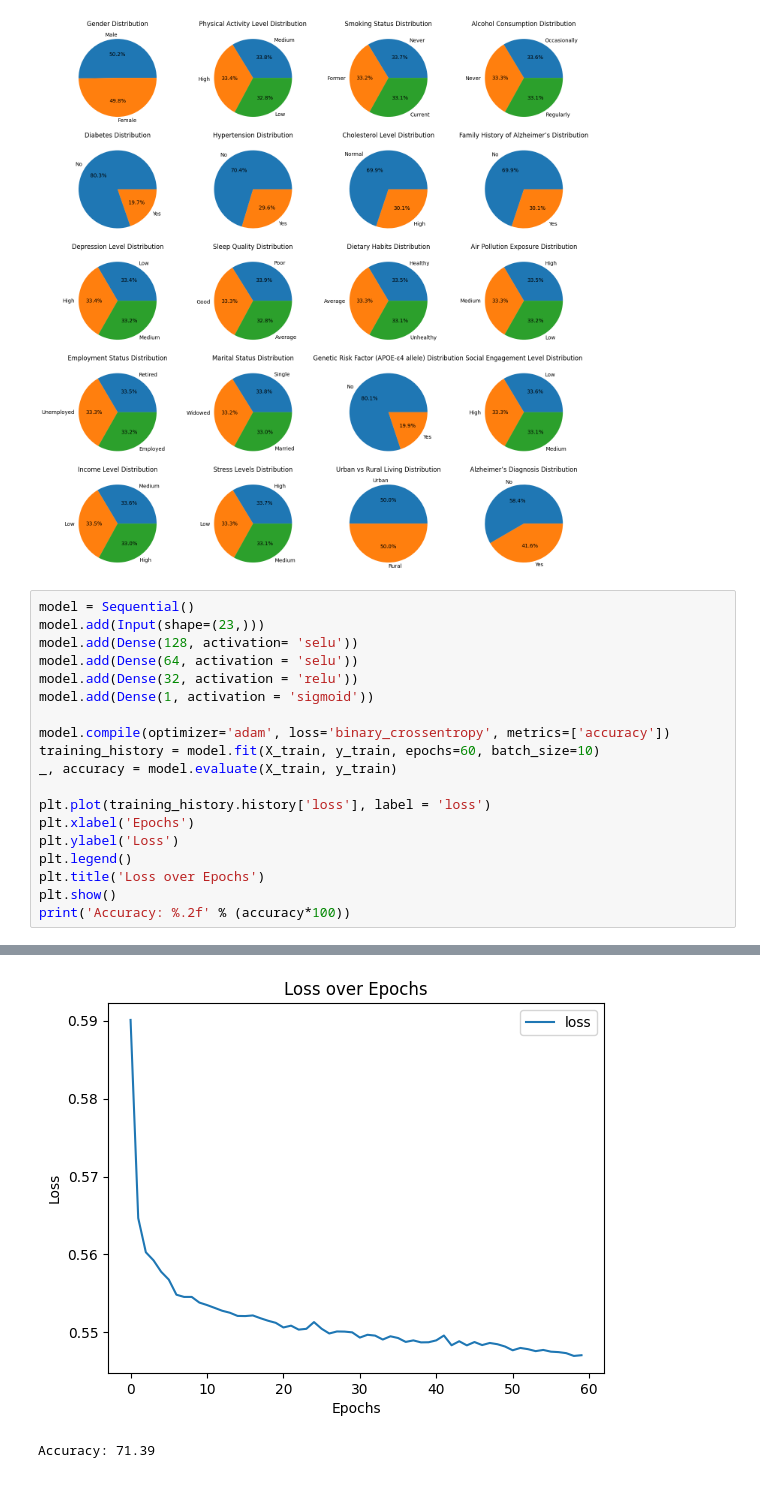
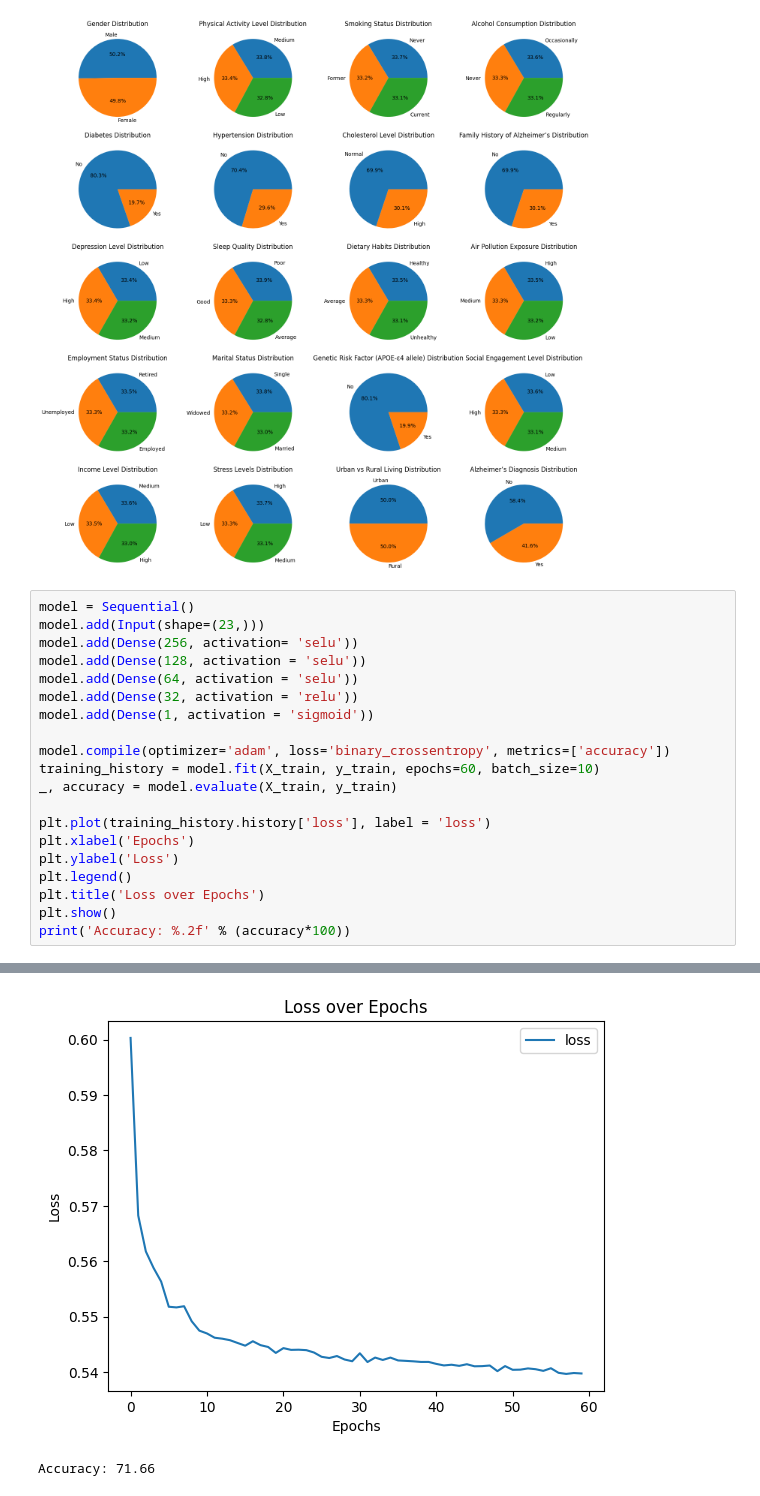
Before and after one commit to jeremlee/alzheimers-classification-model, a Jupyter notebook: main.ipynb, the cells around one changed output, grey strips where cells are left out. Saved outputs shown, nothing was run; the diff lists cells and outputs as text.

```diff
--- a/main.ipynb
+++ b/main.ipynb
@@ -107,7 +107,8 @@ plt.show()
 # %%
 model = Sequential()
 model.add(Input(shape=(23,)))
-model.add(Dense(128, activation= 'selu'))
+model.add(Dense(256, activation= 'selu'))
+model.add(Dense(128, activation = 'selu'))
 model.add(Dense(64, activation = 'selu'))
 model.add(Dense(32, activation = 'relu'))
 model.add(Dense(1, activation = 'sigmoid'))
@@ -144,5 +145,5 @@ Epoch 60/60
-[figure, old version]
+[figure, new version]
-Accuracy: 71.39
+Accuracy: 71.66
 # %%
 predictions = (model.predict(X_test) > 0.5).astype(int)
 
```
Also changed, not shown: parts of 2 cells of this notebook.
